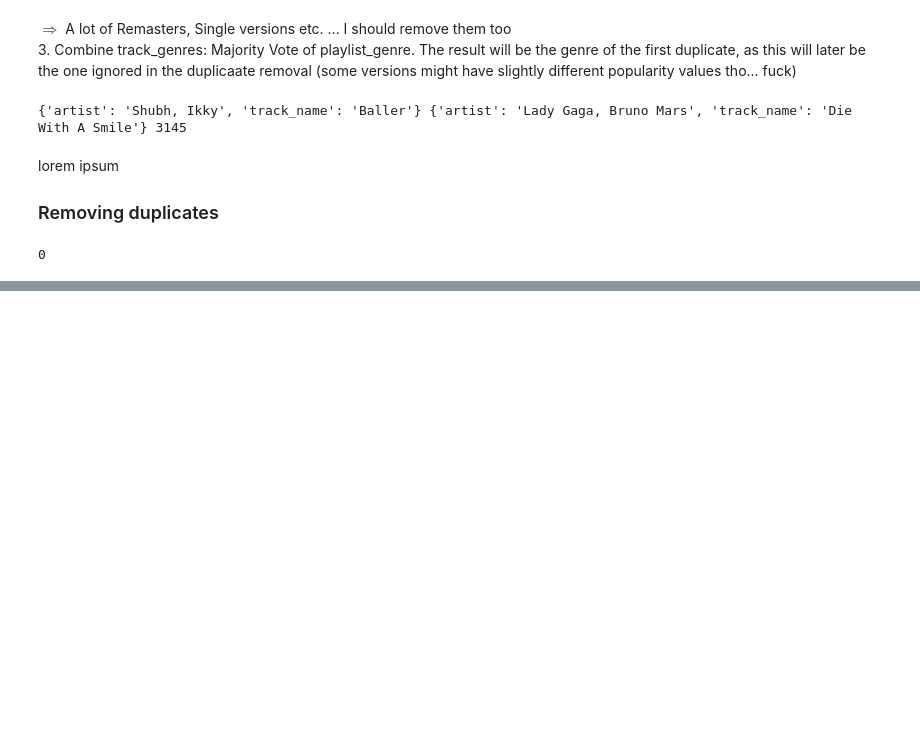
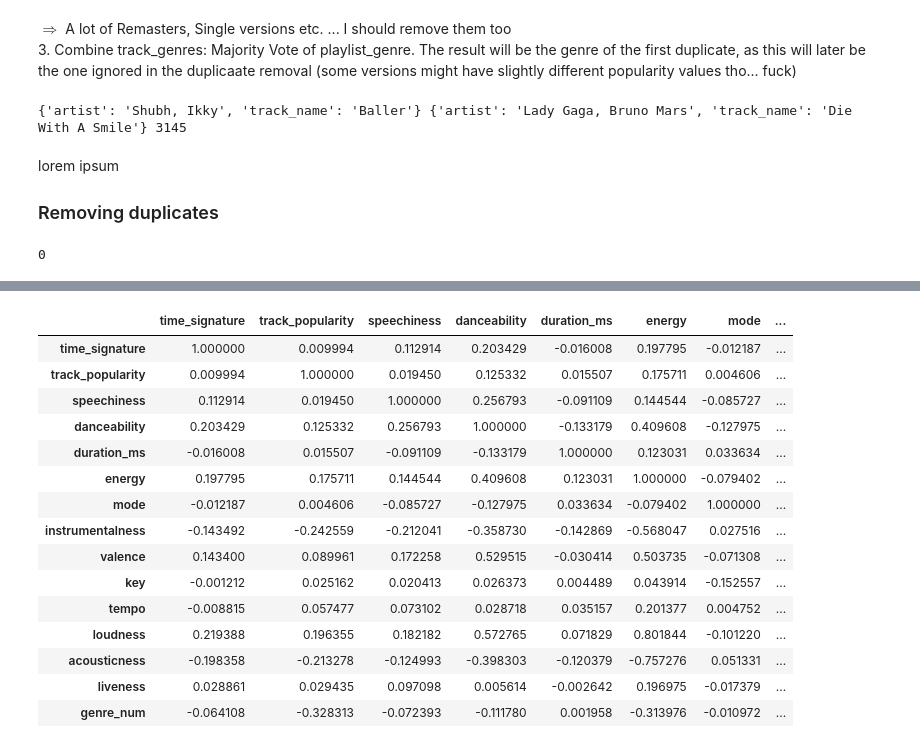
Before and after one commit to Fabian5150/dataViz, a Jupyter notebook: python/notebooks/diary3.ipynb, the cells around one changed output, grey strips where cells are left out. Saved outputs shown, nothing was run; the diff lists cells and outputs as text; code cells hidden in the pictures; blank space fills up the shorter version.

```diff
--- a/python/notebooks/diary3.ipynb
+++ b/python/notebooks/diary3.ipynb
@@ -249,0 +258,23 @@ print( songs.duplicated(subset=['track_name', 'track_artist'], keep=False)[lambd
+# %%
+# display(songs[songs['track_genre'] == 'blues']) => The results might surprise you
+genres = list(songs['track_genre'].unique())
+songs['genre_num'] = songs['track_genre'].apply(lambda g : genres.index(g))
+
+songs.corr(numeric_only=True)
+# %% [output]
+|  | time_signature | track_popularity | speechiness | danceability | duration_ms | energy | mode | ... |
+| time_signature | 1.000000 | 0.009994 | 0.112914 | 0.203429 | -0.016008 | 0.197795 | -0.012187 | ... |
+| track_popularity | 0.009994 | 1.000000 | 0.019450 | 0.125332 | 0.015507 | 0.175711 | 0.004606 | ... |
+| speechiness | 0.112914 | 0.019450 | 1.000000 | 0.256793 | -0.091109 | 0.144544 | -0.085727 | ... |
+| danceability | 0.203429 | 0.125332 | 0.256793 | 1.000000 | -0.133179 | 0.409608 | -0.127975 | ... |
+| duration_ms | -0.016008 | 0.015507 | -0.091109 | -0.133179 | 1.000000 | 0.123031 | 0.033634 | ... |
+| energy | 0.197795 | 0.175711 | 0.144544 | 0.409608 | 0.123031 | 1.000000 | -0.079402 | ... |
+| mode | -0.012187 | 0.004606 | -0.085727 | -0.127975 | 0.033634 | -0.079402 | 1.000000 | ... |
+| instrumentalness | -0.143492 | -0.242559 | -0.212041 | -0.358730 | -0.142869 | -0.568047 | 0.027516 | ... |
+| valence | 0.143400 | 0.089961 | 0.172258 | 0.529515 | -0.030414 | 0.503735 | -0.071308 | ... |
+| key | -0.001212 | 0.025162 | 0.020413 | 0.026373 | 0.004489 | 0.043914 | -0.152557 | ... |
+| tempo | -0.008815 | 0.057477 | 0.073102 | 0.028718 | 0.035157 | 0.201377 | 0.004752 | ... |
+| loudness | 0.219388 | 0.196355 | 0.182182 | 0.572765 | 0.071829 | 0.801844 | -0.101220 | ... |
+| acousticness | -0.198358 | -0.213278 | -0.124993 | -0.398303 | -0.120379 | -0.757276 | 0.051331 | ... |
+| liveness | 0.028861 | 0.029435 | 0.097098 | 0.005614 | -0.002642 | 0.196975 | -0.017379 | ... |
+| genre_num | -0.064108 | -0.328313 | -0.072393 | -0.111780 | 0.001958 | -0.313976 | -0.010972 | ... |
```
Also changed, not shown: parts of 2 cells of this notebook.
